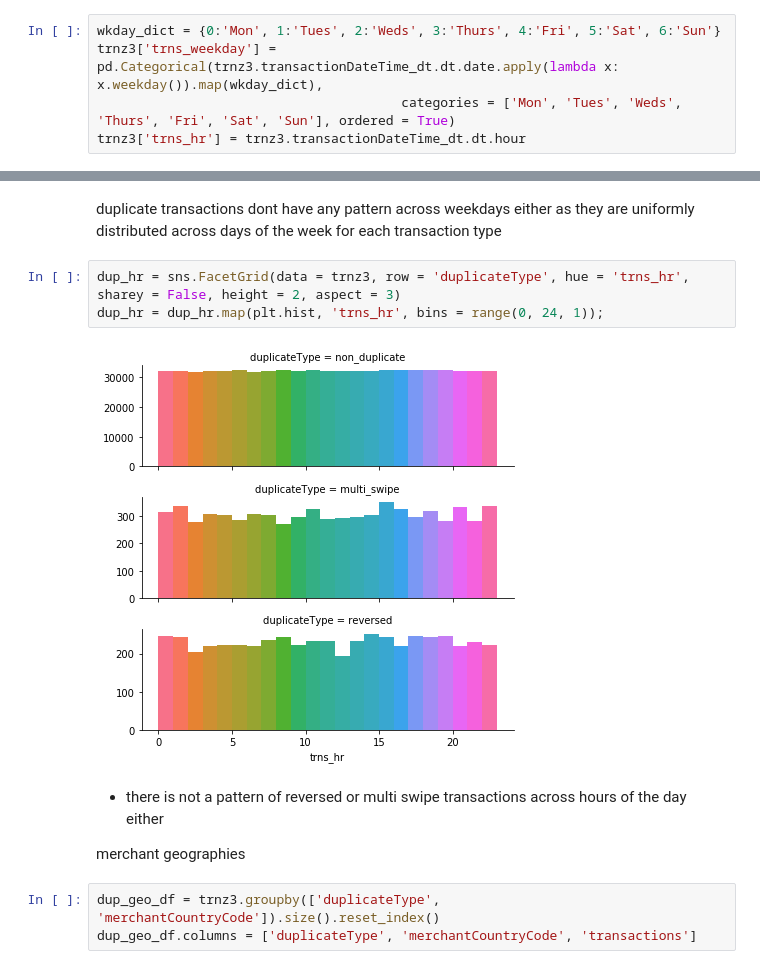
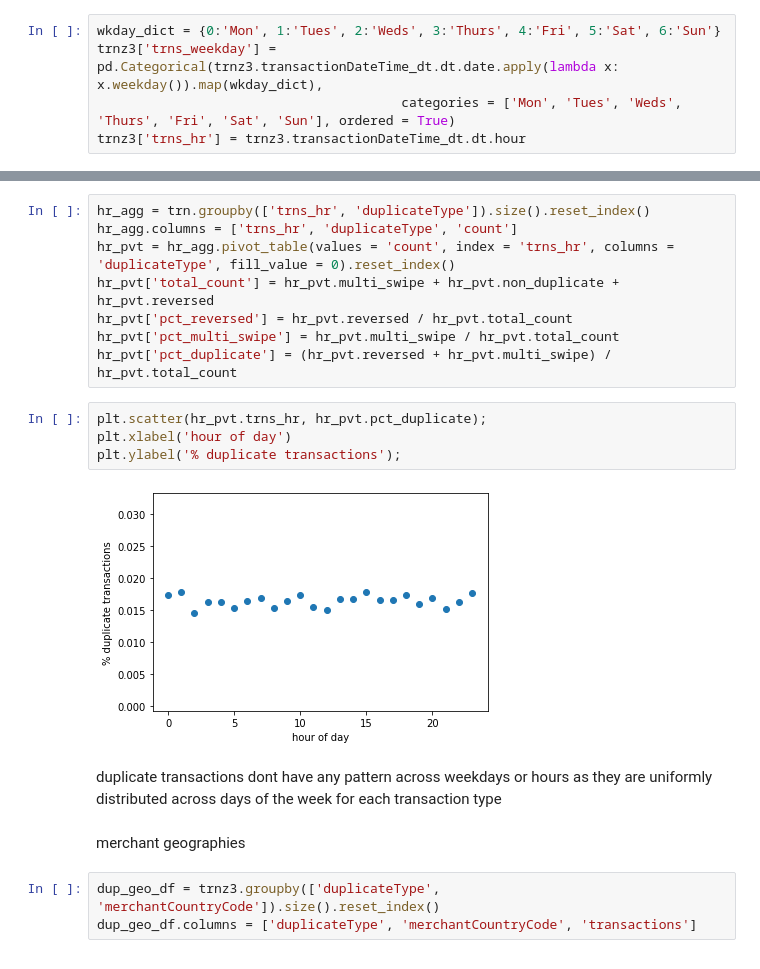
Before and after one commit to shanomax/DS, a Jupyter notebook: CapitalOne_DataScienceChallenge_ShaneCampbell.ipynb, the cells around one changed output, grey strips where cells are left out. Saved outputs shown, nothing was run; the diff lists cells and outputs as text.

```diff
--- a/CapitalOne_DataScienceChallenge_ShaneCampbell.ipynb
+++ b/CapitalOne_DataScienceChallenge_ShaneCampbell.ipynb
@@ -461,14 +644,21 @@ plt.xticks(rotation = 30);
+# %%
+hr_agg = trn.groupby(['trns_hr', 'duplicateType']).size().reset_index()
+hr_agg.columns = ['trns_hr', 'duplicateType', 'count']
+hr_pvt = hr_agg.pivot_table(values = 'count', index = 'trns_hr', columns = 'duplicateType', fill_value = 0).reset_index()
+hr_pvt['total_count'] = hr_pvt.multi_swipe + hr_pvt.non_duplicate + hr_pvt.reversed
+hr_pvt['pct_reversed'] = hr_pvt.reversed / hr_pvt.total_count
+hr_pvt['pct_multi_swipe'] = hr_pvt.multi_swipe / hr_pvt.total_count
+hr_pvt['pct_duplicate'] = (hr_pvt.reversed + hr_pvt.multi_swipe) / hr_pvt.total_count
+# %%
+plt.scatter(hr_pvt.trns_hr, hr_pvt.pct_duplicate);
+plt.xlabel('hour of day')
+plt.ylabel('% duplicate transactions');
+# %% [output]
+[figure, added]
 # %% [markdown]
-duplicate transactions dont have any pattern across weekdays either as they are uniformly distributed across days of the week for each transaction type
+duplicate transactions dont have any pattern across weekdays or hours as they are uniformly distributed across days of the week for each transaction type
-# %%
-dup_hr = sns.FacetGrid(data = trnz3, row = 'duplicateType', hue = 'trns_hr', sharey = False, height = 2, aspect = 3)
-dup_hr = dup_hr.map(plt.hist, 'trns_hr', bins = range(0, 24, 1));
-# %% [output]
-[figure, removed]
-# %% [markdown]
-- there is not a pattern of reversed or multi swipe transactions across hours of the day either
-
-merchant geographies
+# %% [markdown]
+merchant geographies
 # %%
 dup_geo_df = trnz3.groupby(['duplicateType', 'merchantCountryCode']).size().reset_index()
 dup_geo_df.columns = ['duplicateType', 'merchantCountryCode', 'transactions']
```
Also changed, not shown: parts of 56 cells of this notebook.
